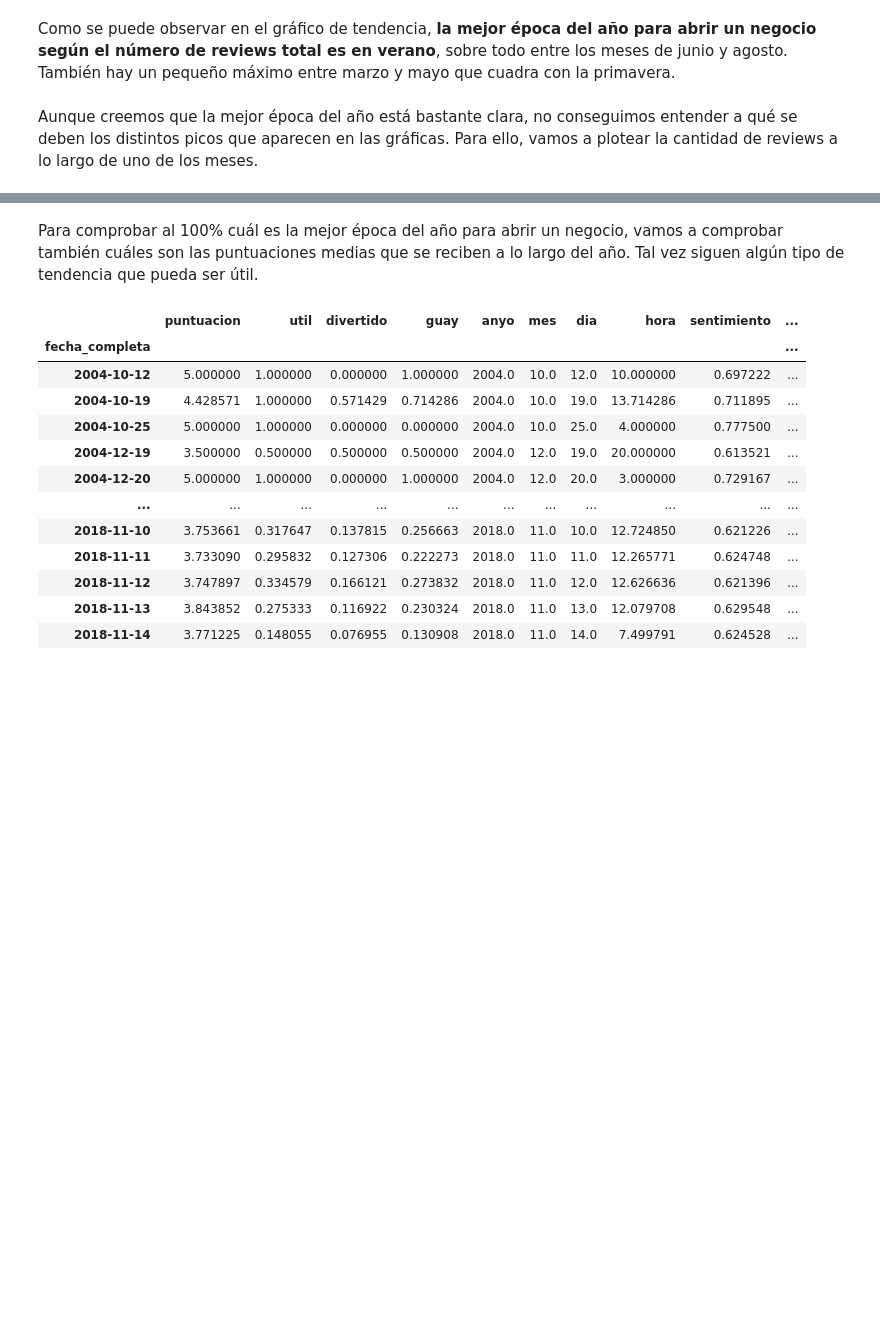
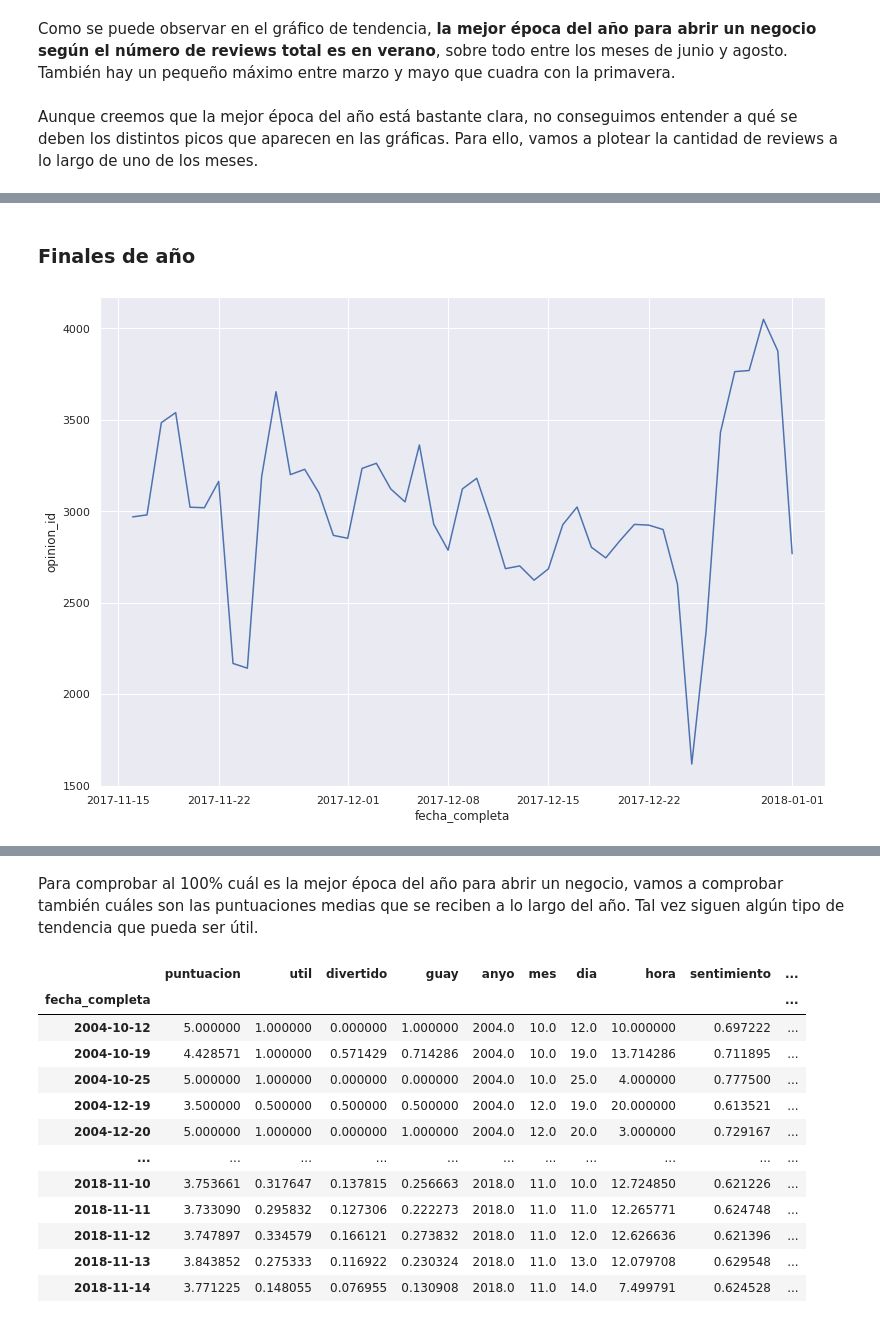
Before and after one commit to jcorrochanoj/DesafioFinalAD, a Jupyter notebook: Analisis_opiniones.ipynb, the cells around one changed output, grey strips where cells are left out. Drawn from its saved outputs; the diff is of its cells as text; code cells hidden in the pictures; blank space fills up the shorter version.

Commit message:
Análisis de opiniones completado

```diff
--- a/Analisis_opiniones.ipynb
+++ b/Analisis_opiniones.ipynb
@@ -272,0 +292,9 @@ Como se puede ver, en este mes aparecen cuatro picos que se reparten de manera e
+# %% [markdown]
+### Finales de año
+# %%
+oneMonth = df_groupDate[(df_groupDate.index > '2017-11-15') & (df_groupDate.index <= '2018-1-1') ]
+
+plt.figure(figsize=(13, 9))
+ax = sns.lineplot(x = oneMonth.index, y = 'opinion_id', data=oneMonth)
+# %% [output]
+[figure, added]
```
Also changed, not shown: parts of 18 cells of this notebook, 2 other files.
